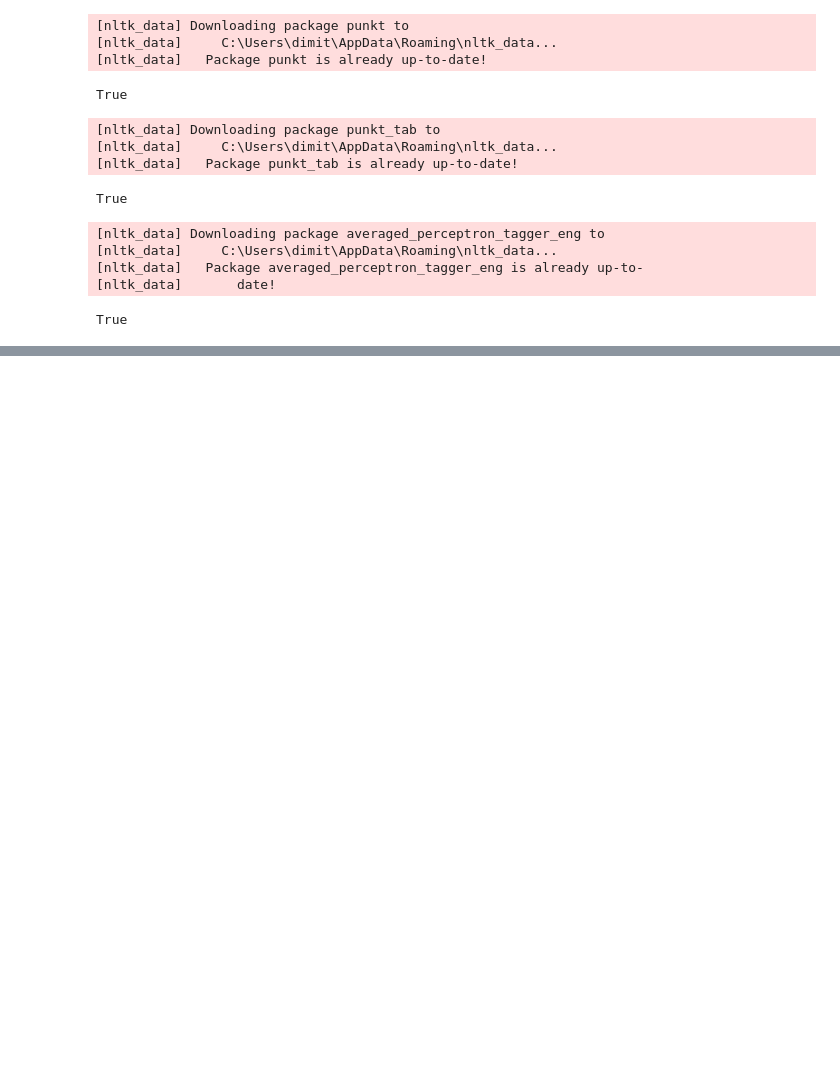
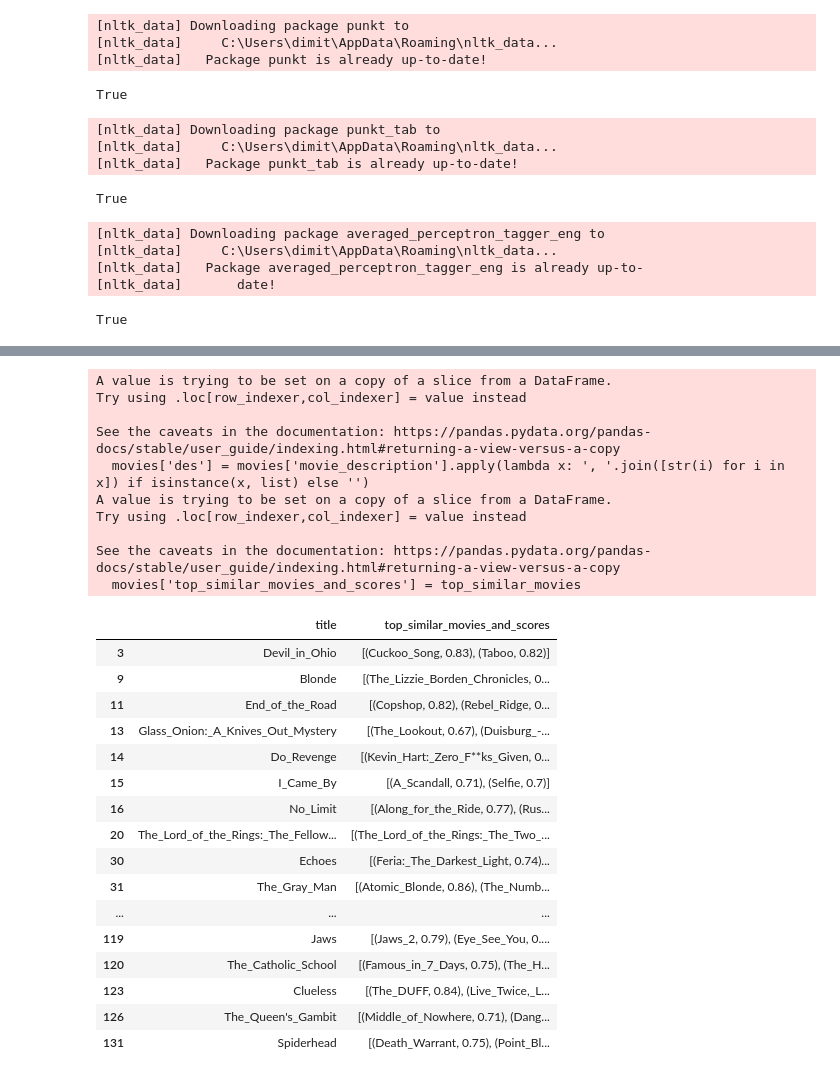
Before and after one commit to dchristofis/Recommendation-System, a Jupyter notebook: netflix_recommendation_system.ipynb, the cells around one changed output, grey strips where cells are left out. Saved outputs shown, nothing was run; the diff lists cells and outputs as text; code cells hidden in the pictures; blank space fills up the shorter version.

```diff
--- a/netflix_recommendation_system.ipynb
+++ b/netflix_recommendation_system.ipynb
@@ -329,0 +335,64 @@ Bird_Box' and 'Untitled_Nicole_Byer/Netflix_Project': 0.9222539067268372
+# %%
+model = SentenceTransformer('all-MiniLM-L6-v2')
+# %%
+movies['des'] = movies['movie_description'].apply(lambda x: ', '.join([str(i) for i in x]) if isinstance(x, list) else '')
+
+#Encode descriptions to create embeddings
+embeddings = model.encode(movies['des'].tolist())
+
+# Compute cosine similarity matrix
+similarity_matrix = cosine_similarity(embeddings)
+
+top_n = 2
+top_similar_movies = []
+
+# Iterate over the similarity matrix to get the top 2 similar movies and their similarity scores
+for i, row in enumerate(similarity_matrix):
+    # Ignore self-comparison by setting similarity with itself to -1
+    row[i] = -1
+    # Get indices of the top 2 most similar descriptions
+    top_indices = row.argsort()[-top_n:][::-1]
+
+    # Retrieve movie names and similarity scores of the top 2 similar movies
+    similar_movies = movies['title'].iloc[top_indices].values
+    similarity_scores = row[top_indices]
+
+    # Format similarity scores to 2 decimal places
+    formatted_scores = [round(score, 2) for score in similarity_scores]
+
+    # Append a list of tuples (movie_name, formatted_similarity_score)
+    top_similar_movies.append(list(zip(similar_movies, formatted_scores)))
+
+# Add the top similar movies along with their formatted similarity scores as a new column in the DataFrame
+movies['top_similar_movies_and_scores'] = top_similar_movies
+
+# View the DataFrame with the top similar movies and their similarity scores
+movies[['title', 'top_similar_movies_and_scores']].head(40)
+# %% [output]
+A value is trying to be set on a copy of a slice from a DataFrame.
+Try using .loc[row_indexer,col_indexer] = value instead
+
+See the caveats in the documentation: https://pandas.pydata.org/pandas-docs/stable/user_guide/indexing.html#returning-a-view-versus-a-copy
+  movies['des'] = movies['movie_description'].apply(lambda x: ', '.join([str(i) for i in x]) if isinstance(x, list) else '')
+A value is trying to be set on a copy of a slice from a DataFrame.
+Try using .loc[row_indexer,col_indexer] = value instead
+
+See the caveats in the documentation: https://pandas.pydata.org/pandas-docs/stable/user_guide/indexing.html#returning-a-view-versus-a-copy
+  movies['top_similar_movies_and_scores'] = top_similar_movies
+|  | title | top_similar_movies_and_scores |
+| 3 | Devil_in_Ohio | [(Cuckoo_Song, 0.83), (Taboo, 0.82)] |
+| 9 | Blonde | [(The_Lizzie_Borden_Chronicles, 0... |
+| 11 | End_of_the_Road | [(Copshop, 0.82), (Rebel_Ridge, 0... |
+| 13 | Glass_Onion:_A_Knives_Out_Mystery | [(The_Lookout, 0.67), (Duisburg_-... |
+| 14 | Do_Revenge | [(Kevin_Hart:_Zero_F**ks_Given, 0... |
+| 15 | I_Came_By | [(A_Scandall, 0.71), (Selfie, 0.7)] |
+| 16 | No_Limit | [(Along_for_the_Ride, 0.77), (Rus... |
+| 20 | The_Lord_of_the_Rings:_The_Fellow... | [(The_Lord_of_the_Rings:_The_Two_... |
+| 30 | Echoes | [(Feria:_The_Darkest_Light, 0.74)... |
+| 31 | The_Gray_Man | [(Atomic_Blonde, 0.86), (The_Numb... |
+| ... | ... | ... |
+| 119 | Jaws | [(Jaws_2, 0.79), (Eye_See_You, 0.... |
+| 120 | The_Catholic_School | [(Famous_in_7_Days, 0.75), (The_H... |
+| 123 | Clueless | [(The_DUFF, 0.84), (Live_Twice,_L... |
+| 126 | The_Queen's_Gambit | [(Middle_of_Nowhere, 0.71), (Dang... |
+| 131 | Spiderhead | [(Death_Warrant, 0.75), (Point_Bl... |
```
Also changed, not shown: parts of 20 cells of this notebook.
